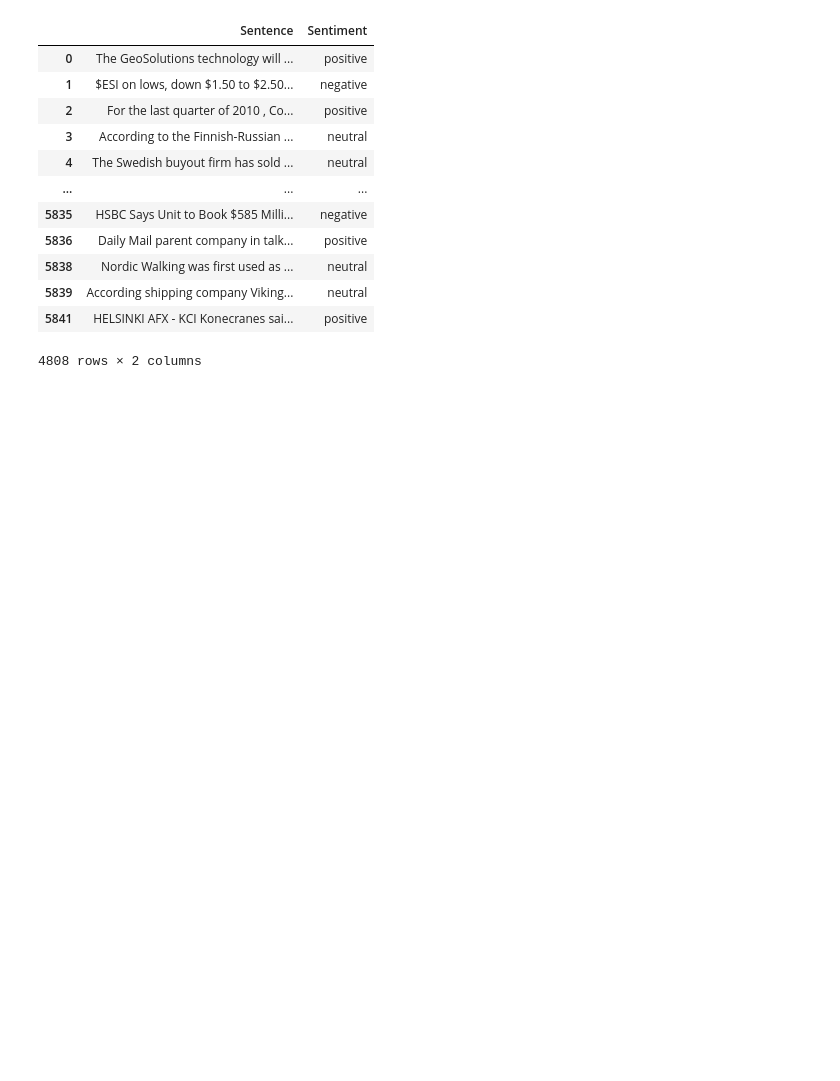
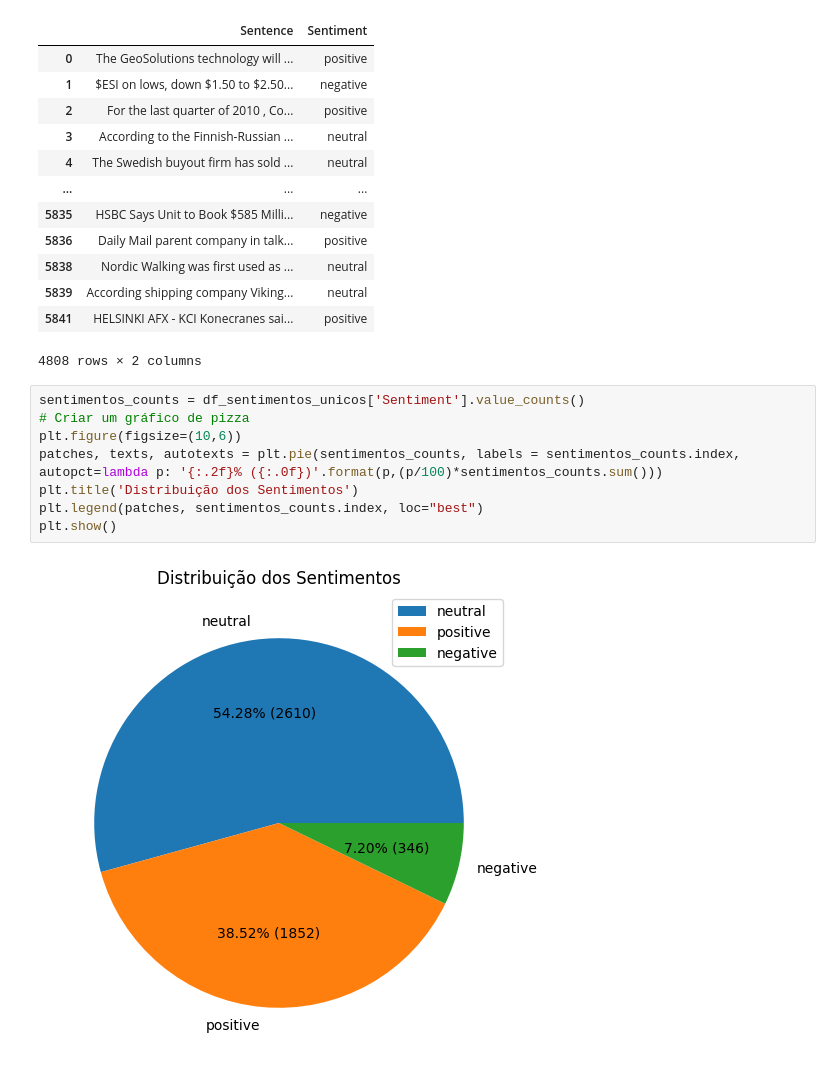
Before and after one commit to zairobastos/moodgram, a Jupyter notebook: analise.ipynb, the cells around one changed output. Drawn from its saved outputs; the diff is of its cells as text; blank space fills up the shorter version.

```diff
--- a/analise.ipynb
+++ b/analise.ipynb
@@ -163,3 +173,13 @@ df_sentimentos_unicos
 | 5839 | According shipping company Viking... | neutral |
 | 5841 | HELSINKI AFX - KCI Konecranes sai... | positive |
 4808 rows × 2 columns
+# %%
+sentimentos_counts = df_sentimentos_unicos['Sentiment'].value_counts()
+# Criar um gráfico de pizza
+plt.figure(figsize=(10,6))
+patches, texts, autotexts = plt.pie(sentimentos_counts, labels = sentimentos_counts.index, autopct=lambda p: '{:.2f}% ({:.0f})'.format(p,(p/100)*sentimentos_counts.sum()))
+plt.title('Distribuição dos Sentimentos')
+plt.legend(patches, sentimentos_counts.index, loc="best")
+plt.show()
+# %% [output]
+[figure, added]
```
Also changed, not shown: parts of 23 cells of this notebook.
